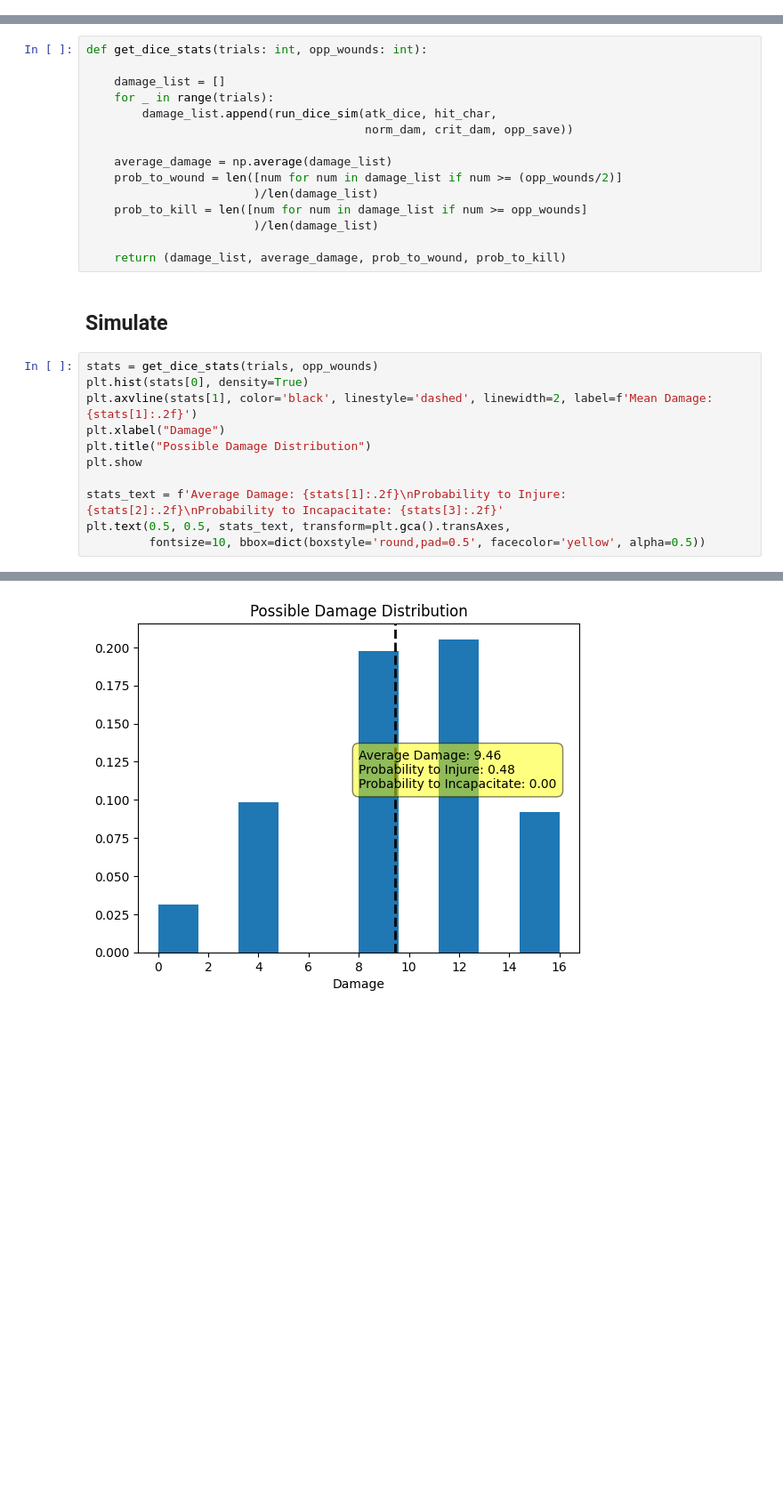
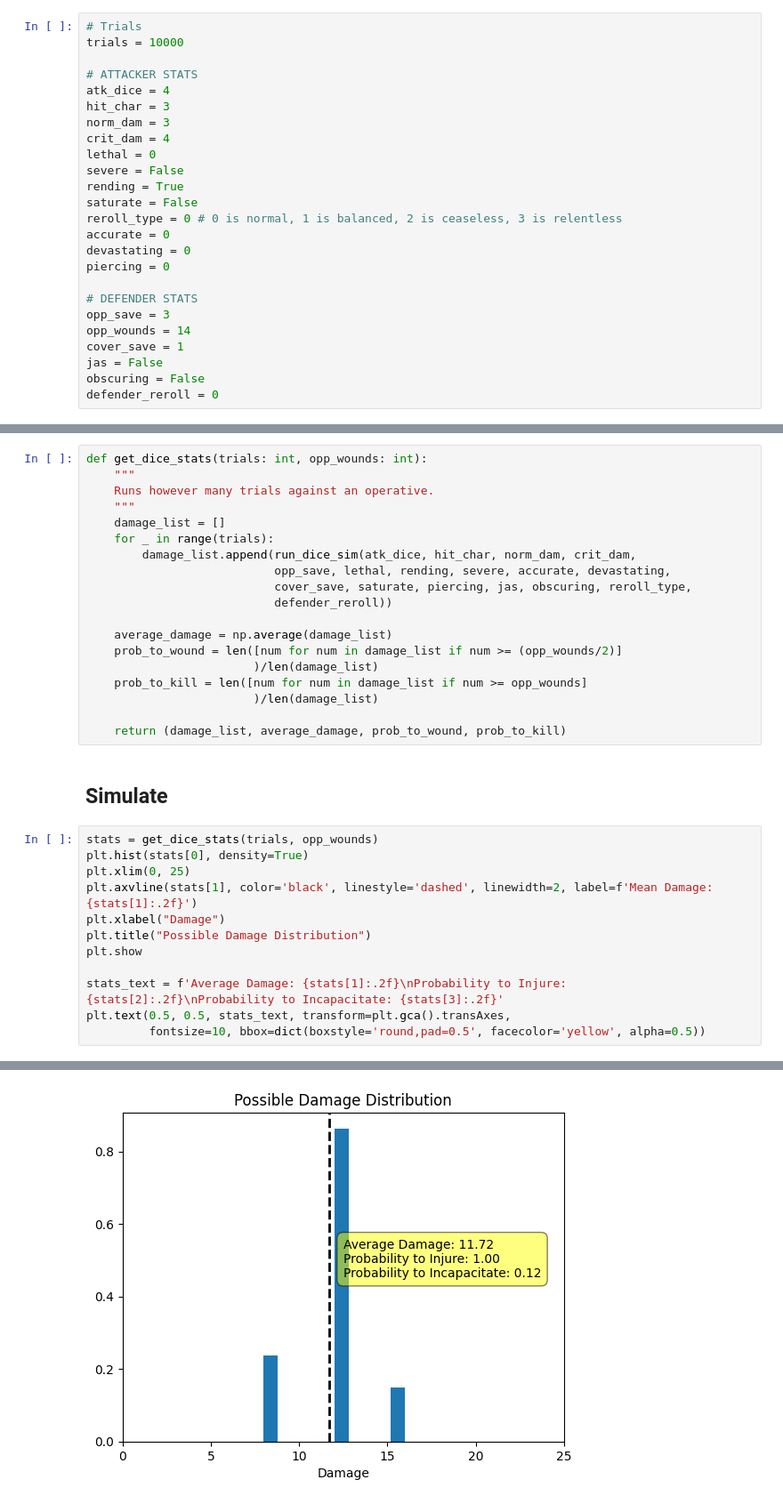
Before and after one commit to amcgallian/DiceSims, a Jupyter notebook: dicemath.ipynb, the cells around one changed output, grey strips where cells are left out. Shown at 89% size. Drawn from its saved outputs; the diff is of its cells as text; blank space fills up the shorter version.

```diff
--- a/dicemath.ipynb
+++ b/dicemath.ipynb
@@ -20,2 +11,27 @@ opp_wounds = 20
+# %%
+# Trials
+trials = 10000
+
+# ATTACKER STATS
+atk_dice = 4
+hit_char = 3
+norm_dam = 3
+crit_dam = 4
+lethal = 0
+severe = False
+rending = True
+saturate = False
+reroll_type = 0 # 0 is normal, 1 is balanced, 2 is ceaseless, 3 is relentless
+accurate = 0
+devastating = 0
+piercing = 0
+
+# DEFENDER STATS
+opp_save = 3
+opp_wounds = 14
+cover_save = 1
+jas = False
+obscuring = False
+defender_reroll = 0
 # %% [markdown]
 ## Functions
@@ -98,10 +230,14 @@ def run_dice_sim(atk_dice: int, hit_char: int, norm_dam: int,
 # %%
 def get_dice_stats(trials: int, opp_wounds: int):
-
+    """
+    Runs however many trials against an operative.
+    """
     damage_list = []
     for _ in range(trials):
-        damage_list.append(run_dice_sim(atk_dice, hit_char,
-                                        norm_dam, crit_dam, opp_save))
+        damage_list.append(run_dice_sim(atk_dice, hit_char, norm_dam, crit_dam,
+                           opp_save, lethal, rending, severe, accurate, devastating,
+                           cover_save, saturate, piercing, jas, obscuring, reroll_type,
+                           defender_reroll))
 
     average_damage = np.average(damage_list)
     prob_to_wound = len([num for num in damage_list if num >= (opp_wounds/2)]
@@ -115,6 +251,7 @@ def get_dice_stats(trials: int, opp_wounds: int):
 # %%
 stats = get_dice_stats(trials, opp_wounds)
 plt.hist(stats[0], density=True)
+plt.xlim(0, 25)
 plt.axvline(stats[1], color='black', linestyle='dashed', linewidth=2, label=f'Mean Damage: {stats[1]:.2f}')
 plt.xlabel("Damage")
 plt.title("Possible Damage Distribution")
@@ -128 +265 @@ Text(0.5, 0.5, 'Average Damage: 9.46\nProbability to Injure: 0.48\nProbability t
-[figure, old version]
+[figure, new version]
```
Also changed, not shown: parts of 5 cells of this notebook.
